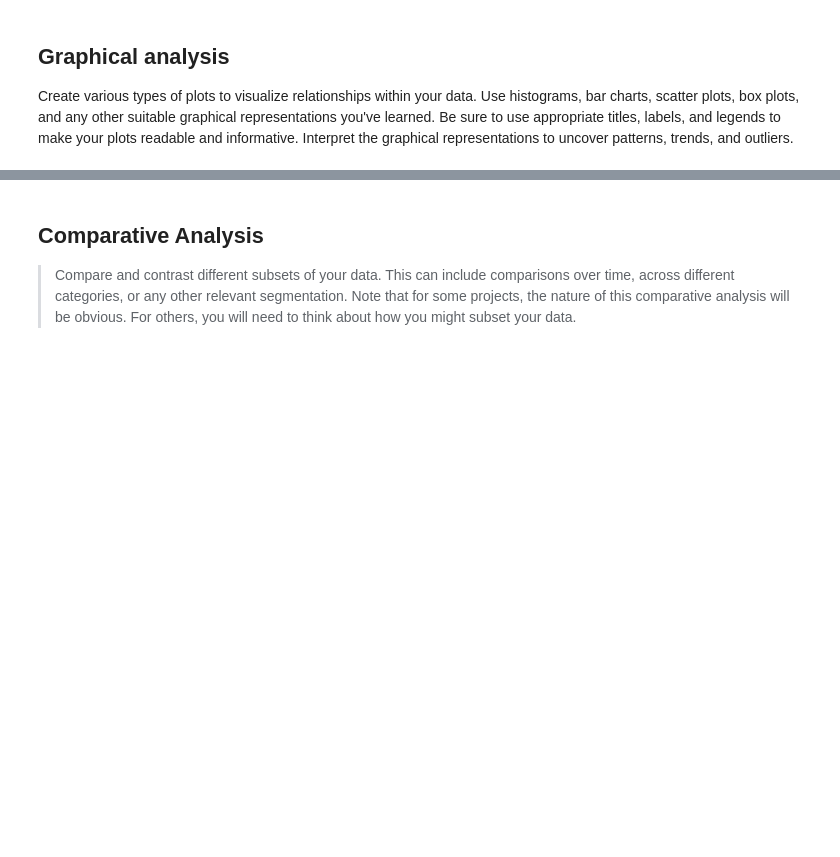
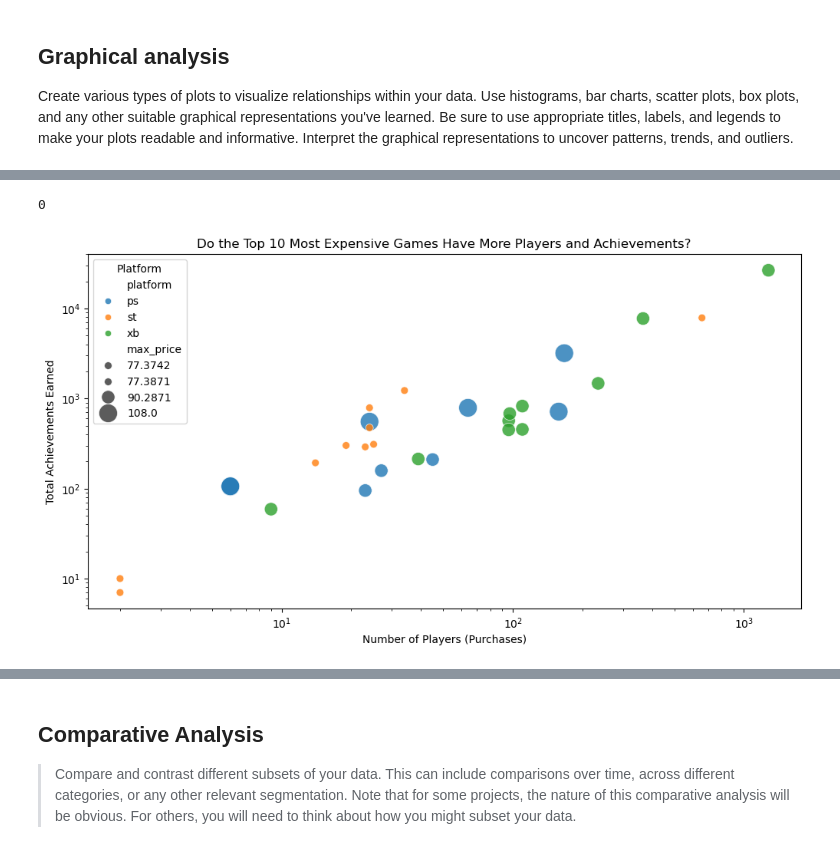
Before and after one commit to yfsongum/video_games_analysis_2025, a Jupyter notebook: SI_618_Project.ipynb, the cells around one changed output, grey strips where cells are left out. Cells and saved outputs as stored; diff of their text form; code cells hidden in the pictures; blank space fills up the shorter version.

```diff
--- a/SI_618_Project.ipynb
+++ b/SI_618_Project.ipynb
@@ -1550,0 +1717,10 @@ Interpret the graphical representations to uncover patterns, trends, and outlier
+# %%
+# top 10 most expensive games per platform
+top_expensive_games = tidy_game_info.groupby(['platform', 'gameid']).agg(
+    max_price=('price_usd', 'max')  # Ensure we take the max price for each game
+).reset_index()
+
+top_expensive_games = top_expensive_games.sort_values(['platform', 'max_price'], ascending=[True, False])
+top_expensive_games = top_expensive_games.groupby('platform').head(10)
+
+top_expensive_games
@@ -1550,0 +1745,7 @@ Interpret the graphical representations to uncover patterns, trends, and outlier
+# %%
+# player purchase and achievements data for selected games
+player_game_stats = merged_player_info.groupby(['player_platform', 'gameid']).agg(
+    num_players=('playerid', 'nunique'),  # number of unique players who purchased the game
+    total_achievements=('achievementid', 'count')  # total achievements earned in the game
+).reset_index()
+player_game_stats
@@ -1550,0 +1766,31 @@ Interpret the graphical representations to uncover patterns, trends, and outlier
+# %%
+top_expensive_stats = top_expensive_games.merge(
+    player_game_stats.rename(columns={'player_platform': 'platform'}),
+    on=['platform', 'gameid'], how='left')
+# %%
+top_expensive_stats.duplicated().sum()
+# %% [output]
+0
+# %%
+top_expensive_stats.dropna(inplace=True)
+# %%
+plt.figure(figsize=(12, 6))
+sns.scatterplot(
+    data=top_expensive_stats,
+    x='num_players',
+    y='total_achievements',
+    hue='platform',
+    size='max_price',
+    sizes=(50, 300),
+    alpha=0.8
+)
+
+plt.xlabel('Number of Players (Purchases)')
+plt.ylabel('Total Achievements Earned')
+plt.title('Do the Top 10 Most Expensive Games Have More Players and Achievements?')
+plt.legend(title='Platform')
+plt.xscale('log')  # log scale to better visualize spread
+plt.yscale('log')
+plt.show()
+# %% [output]
+[figure, added]
```
Also changed, not shown: parts of 84 cells of this notebook.
